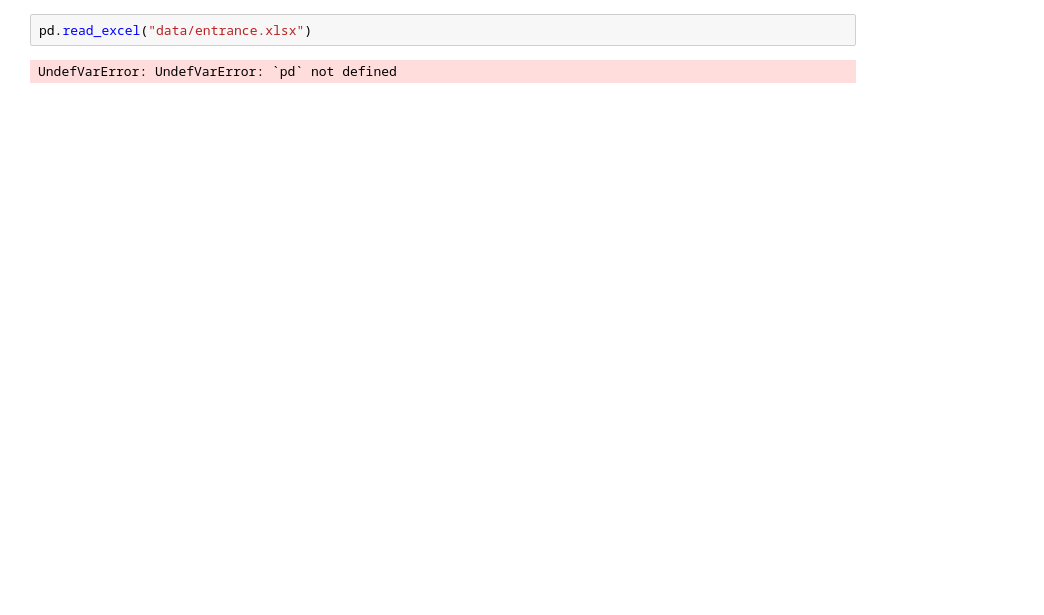
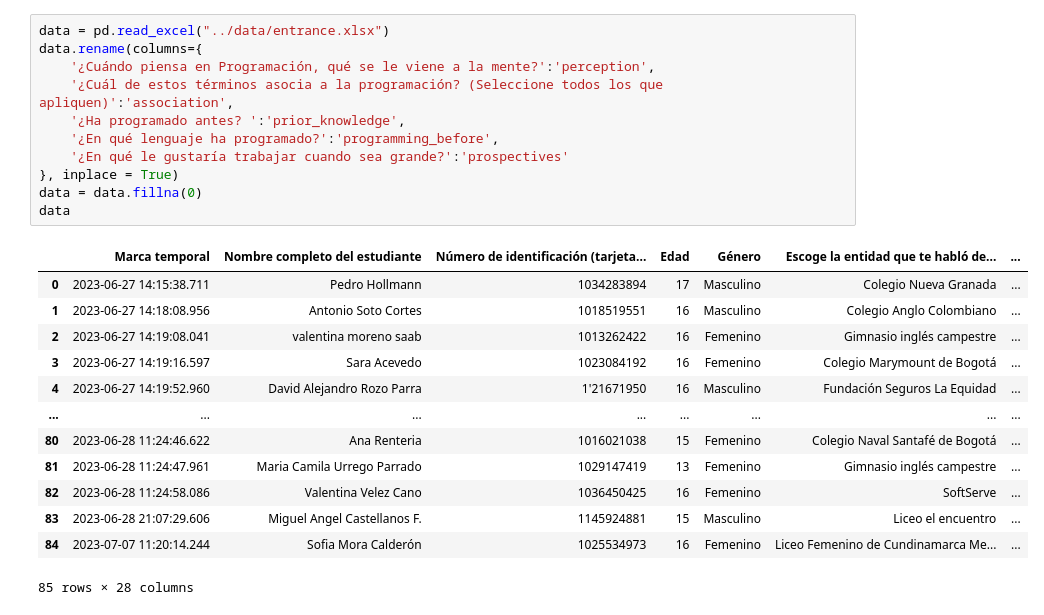
Before and after one commit to legadoTIC/DataAnalysis-2023, a Jupyter notebook: src/entrance.ipynb, the cells around one changed output. Drawn from its saved outputs; the diff is of its cells as text; blank space fills up the shorter version.

```diff
--- a/src/entrance.ipynb
+++ b/src/entrance.ipynb
@@ -6,4 +5,25 @@ ArgumentError: ArgumentError: Package pandas not found in current path.
-# %%
-pd.read_excel("data/entrance.xlsx")
-# %% [output]
-UndefVarError: UndefVarError: `pd` not defined
+# %%
+data = pd.read_excel("../data/entrance.xlsx")
+data.rename(columns={
+    '¿Cuándo piensa en Programación, qué se le viene a la mente?':'perception',
+    '¿Cuál de estos términos asocia a la programación? (Seleccione todos los que apliquen)':'association',
+    '¿Ha programado antes? ':'prior_knowledge',
+    '¿En qué lenguaje ha programado?':'programming_before',
+    '¿En qué le gustaría trabajar cuando sea grande?':'prospectives'
+}, inplace = True)
+data = data.fillna(0)
+data
+# %% [output]
+|  | Marca temporal | Nombre completo del estudiante | Número de identificación (tarjeta... | Edad | Género | Escoge la entidad que te habló de... | ... |
+| 0 | 2023-06-27 14:15:38.711 | Pedro Hollmann | 1034283894 | 17 | Masculino | Colegio Nueva Granada | ... |
+| 1 | 2023-06-27 14:18:08.956 | Antonio Soto Cortes | 1018519551 | 16 | Masculino | Colegio Anglo Colombiano | ... |
+| 2 | 2023-06-27 14:19:08.041 | valentina moreno saab | 1013262422 | 16 | Femenino | Gimnasio inglés campestre | ... |
+| 3 | 2023-06-27 14:19:16.597 | Sara Acevedo | 1023084192 | 16 | Femenino | Colegio Marymount de Bogotá | ... |
+| 4 | 2023-06-27 14:19:52.960 | David Alejandro Rozo Parra | 1'21671950 | 16 | Masculino | Fundación Seguros La Equidad | ... |
+| ... | ... | ... | ... | ... | ... | ... | ... |
+| 80 | 2023-06-28 11:24:46.622 | Ana Renteria | 1016021038 | 15 | Femenino | Colegio Naval Santafé de Bogotá | ... |
+| 81 | 2023-06-28 11:24:47.961 | Maria Camila Urrego Parrado | 1029147419 | 13 | Femenino | Gimnasio inglés campestre | ... |
+| 82 | 2023-06-28 11:24:58.086 | Valentina Velez Cano | 1036450425 | 16 | Femenino | SoftServe | ... |
+| 83 | 2023-06-28 21:07:29.606 | Miguel Angel Castellanos F. | 1145924881 | 15 | Masculino | Liceo el encuentro | ... |
+| 84 | 2023-07-07 11:20:14.244 | Sofia Mora Calderón | 1025534973 | 16 | Femenino | Liceo Femenino de Cundinamarca Me... | ... |
+85 rows × 28 columns
```
Also changed, not shown: parts of 5 cells of this notebook, 1 other file.
